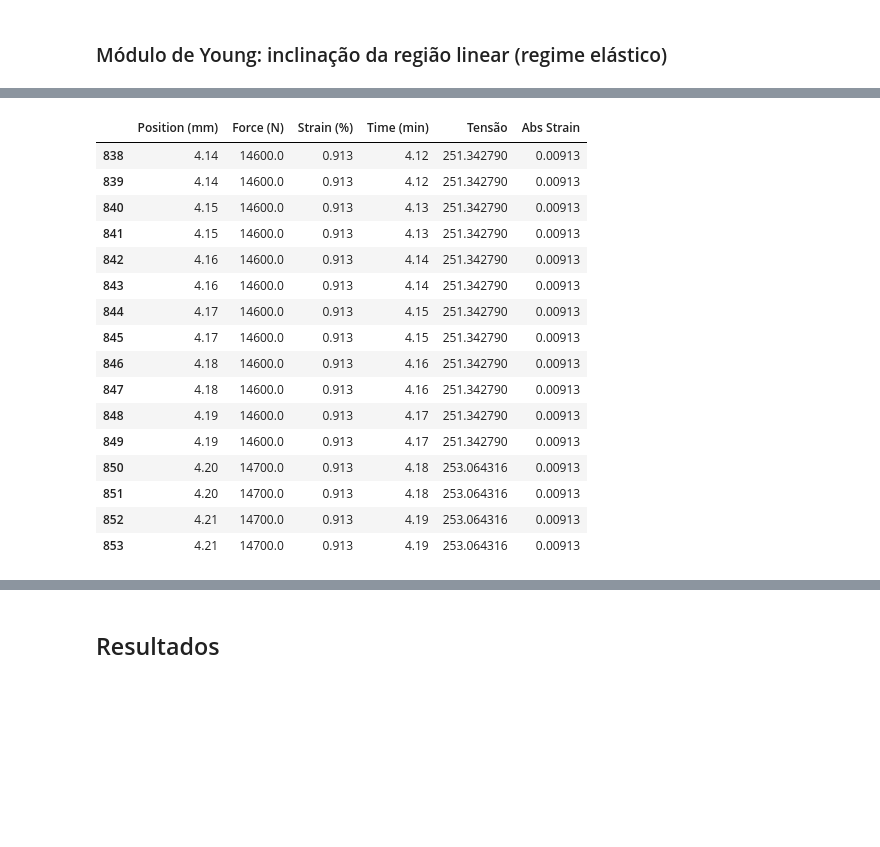
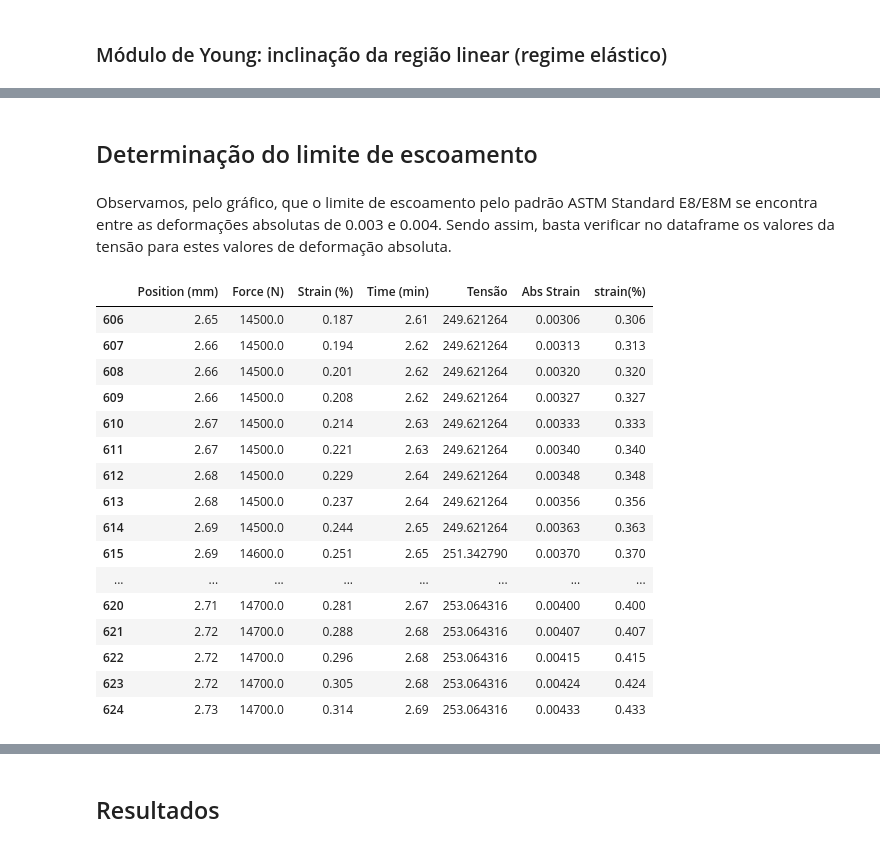
Before and after one commit to alcapriles/desconstruindoamateria, a Jupyter notebook: relatorio2.ipynb, the cells around one changed output, grey strips where cells are left out. Drawn from its saved outputs; the diff is of its cells as text; code cells hidden in the pictures; blank space fills up the shorter version.

```diff
--- a/relatorio2.ipynb
+++ b/relatorio2.ipynb
@@ -132,20 +120,25 @@ ensaio1[814:830]
-# %%
-ensaio2[838:854]
-# %% [output]
-|  | Position (mm) | Force (N) | Strain (%) | Time (min) | Tensão | Abs Strain |
-| 838 | 4.14 | 14600.0 | 0.913 | 4.12 | 251.342790 | 0.00913 |
-| 839 | 4.14 | 14600.0 | 0.913 | 4.12 | 251.342790 | 0.00913 |
-| 840 | 4.15 | 14600.0 | 0.913 | 4.13 | 251.342790 | 0.00913 |
-| 841 | 4.15 | 14600.0 | 0.913 | 4.13 | 251.342790 | 0.00913 |
-| 842 | 4.16 | 14600.0 | 0.913 | 4.14 | 251.342790 | 0.00913 |
-| 843 | 4.16 | 14600.0 | 0.913 | 4.14 | 251.342790 | 0.00913 |
-| 844 | 4.17 | 14600.0 | 0.913 | 4.15 | 251.342790 | 0.00913 |
-| 845 | 4.17 | 14600.0 | 0.913 | 4.15 | 251.342790 | 0.00913 |
-| 846 | 4.18 | 14600.0 | 0.913 | 4.16 | 251.342790 | 0.00913 |
-| 847 | 4.18 | 14600.0 | 0.913 | 4.16 | 251.342790 | 0.00913 |
-| 848 | 4.19 | 14600.0 | 0.913 | 4.17 | 251.342790 | 0.00913 |
-| 849 | 4.19 | 14600.0 | 0.913 | 4.17 | 251.342790 | 0.00913 |
-| 850 | 4.20 | 14700.0 | 0.913 | 4.18 | 253.064316 | 0.00913 |
-| 851 | 4.20 | 14700.0 | 0.913 | 4.18 | 253.064316 | 0.00913 |
-| 852 | 4.21 | 14700.0 | 0.913 | 4.19 | 253.064316 | 0.00913 |
-| 853 | 4.21 | 14700.0 | 0.913 | 4.19 | 253.064316 | 0.00913 |
+# %% [markdown]
+## Determinação do limite de escoamento
+# %% [markdown]
+Observamos, pelo gráfico, que o limite de escoamento pelo padrão ASTM Standard E8/E8M se encontra entre as deformações absolutas de 0.003 e 0.004.
+Sendo assim, basta verificar no dataframe os valores da tensão para estes valores de deformação absoluta.
+# %%
+ensaio1[606:625]
+# %% [output]
+|  | Position (mm) | Force (N) | Strain (%) | Time (min) | Tensão | Abs Strain | strain(%) |
+| 606 | 2.65 | 14500.0 | 0.187 | 2.61 | 249.621264 | 0.00306 | 0.306 |
+| 607 | 2.66 | 14500.0 | 0.194 | 2.62 | 249.621264 | 0.00313 | 0.313 |
+| 608 | 2.66 | 14500.0 | 0.201 | 2.62 | 249.621264 | 0.00320 | 0.320 |
+| 609 | 2.66 | 14500.0 | 0.208 | 2.62 | 249.621264 | 0.00327 | 0.327 |
+| 610 | 2.67 | 14500.0 | 0.214 | 2.63 | 249.621264 | 0.00333 | 0.333 |
+| 611 | 2.67 | 14500.0 | 0.221 | 2.63 | 249.621264 | 0.00340 | 0.340 |
+| 612 | 2.68 | 14500.0 | 0.229 | 2.64 | 249.621264 | 0.00348 | 0.348 |
+| 613 | 2.68 | 14500.0 | 0.237 | 2.64 | 249.621264 | 0.00356 | 0.356 |
+| 614 | 2.69 | 14500.0 | 0.244 | 2.65 | 249.621264 | 0.00363 | 0.363 |
+| 615 | 2.69 | 14600.0 | 0.251 | 2.65 | 251.342790 | 0.00370 | 0.370 |
+| ... | ... | ... | ... | ... | ... | ... | ... |
+| 620 | 2.71 | 14700.0 | 0.281 | 2.67 | 253.064316 | 0.00400 | 0.400 |
+| 621 | 2.72 | 14700.0 | 0.288 | 2.68 | 253.064316 | 0.00407 | 0.407 |
+| 622 | 2.72 | 14700.0 | 0.296 | 2.68 | 253.064316 | 0.00415 | 0.415 |
+| 623 | 2.72 | 14700.0 | 0.305 | 2.68 | 253.064316 | 0.00424 | 0.424 |
+| 624 | 2.73 | 14700.0 | 0.314 | 2.69 | 253.064316 | 0.00433 | 0.433 |
```
Also changed, not shown: parts of 18 cells of this notebook, 1 other file.
